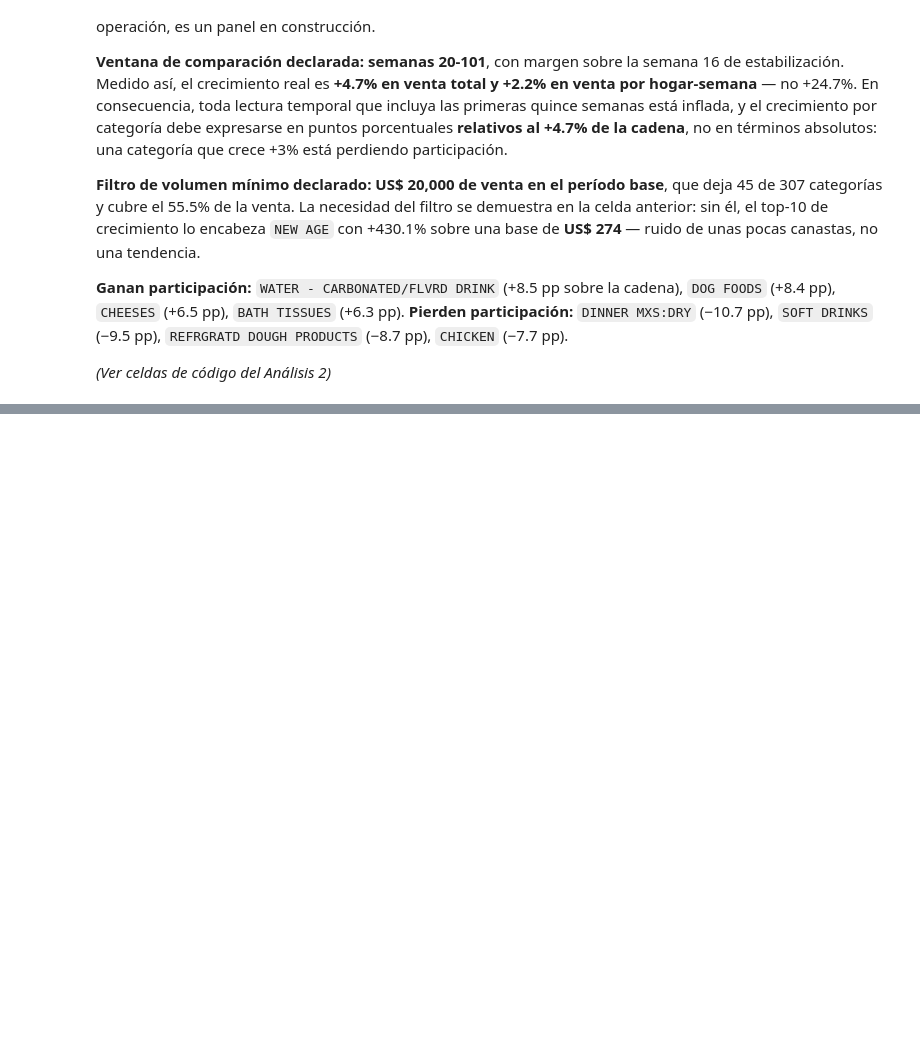
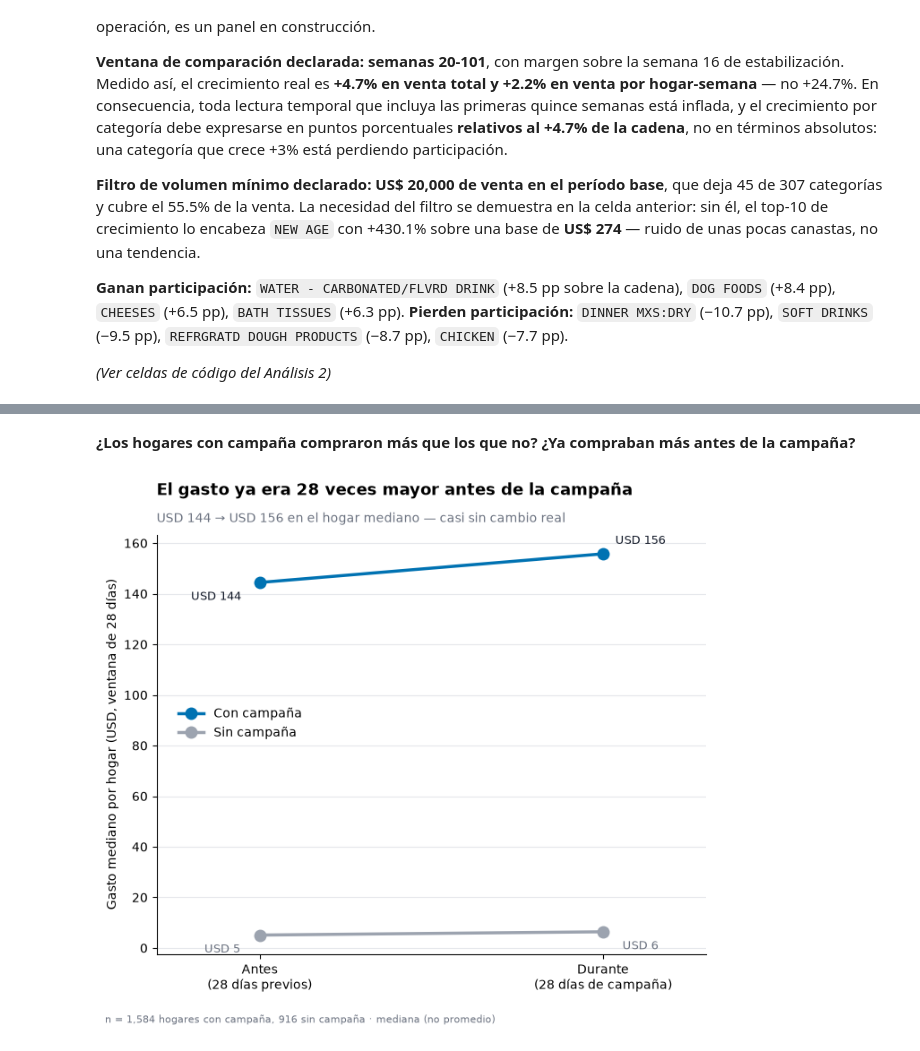
Before and after one commit to xNoksS/proyecto1_BI, a Jupyter notebook: proyecto1_sanchez_mejia.ipynb, the cells around one changed output, grey strips where cells are left out. Saved outputs shown, nothing was run; the diff lists cells and outputs as text; code cells hidden in the pictures; blank space fills up the shorter version.

```diff
--- a/proyecto1_sanchez_mejia.ipynb
+++ b/proyecto1_sanchez_mejia.ipynb
@@ -1717,0 +2116,75 @@ independientemente de la dirección de la causalidad.
+# %% [markdown]
+**¿Los hogares con campaña compraron más que los que no? ¿Ya compraban más antes de la campaña?**
+# %%
+# =========================================================
+# Gráfico Análisis 4 · Slope chart — antes/durante, con vs. sin campaña
+# =========================================================
+
+# Usamos la MEDIANA (no el promedio) porque la distribución tiene cola larga
+# (hogares de alto gasto) que distorsiona el promedio — mismo criterio del
+# Análisis 1. Nota: esta es la diferencia de MEDIANAS POBLACIONALES en cada
+# momento, distinta de la mediana del CAMBIO por hogar (+USD 0.14, reportada
+# en el texto) — ver aclaración en el párrafo posterior al gráfico.
+pre_tratado = gasto_por_hogar_tratados["VENTA_PRE"].median()
+durante_tratado = gasto_por_hogar_tratados["VENTA_DURANTE"].median()
+pre_control = gasto_por_hogar_control["VENTA_PRE"].median()
+durante_control = gasto_por_hogar_control["VENTA_DURANTE"].median()
+
+fig, ax = plt.subplots(figsize=(7, 6))
+
+# Línea del grupo CON campaña
+ax.plot([0, 1], [pre_tratado, durante_tratado], marker="o", ms=9,
+        color="#0072B2", lw=2.5, zorder=3, label="Con campaña")
+
+# Línea del grupo SIN campaña
+ax.plot([0, 1], [pre_control, durante_control], marker="o", ms=9,
+        color="#9ca3af", lw=2.5, zorder=3, label="Sin campaña")
+
+# Etiquetas de valor — desplazadas para no chocar con la leyenda
+ax.annotate(f"USD {pre_tratado:,.0f}", xy=(0, pre_tratado),
+            xytext=(-35, -14), textcoords="offset points",
+            ha="center", fontsize=9, color="#111827")
+ax.annotate(f"USD {durante_tratado:,.0f}", xy=(1, durante_tratado),
+            xytext=(30, 8), textcoords="offset points",
+            ha="center", fontsize=9, color="#111827")
+ax.annotate(f"USD {pre_control:,.0f}", xy=(0, pre_control),
+            xytext=(-30, -14), textcoords="offset points",
+            ha="center", fontsize=9, color="#6b7280")
+ax.annotate(f"USD {durante_control:,.0f}", xy=(1, durante_control),
+            xytext=(30, -14), textcoords="offset points",
+            ha="center", fontsize=9, color="#6b7280")
+
+ax.set_xticks([0, 1])
+ax.set_xticklabels(["Antes\n(28 días previos)", "Durante\n(28 días de campaña)"])
+ax.set_xlim(-0.3, 1.3)
+ax.set_ylabel("Gasto mediano por hogar (USD, ventana de 28 días)")
+
+ax.set_title(
+    "El gasto ya era 28 veces mayor antes de la campaña",
+    fontsize=13, pad=32, loc="left", fontweight="bold",
+)
+ax.text(
+    0, 1.03, "USD 144 → USD 156 en el hogar mediano — casi sin cambio real",
+    transform=ax.transAxes, fontsize=10, color="#6b7280",
+)
+
+ax.legend(loc="center left", frameon=False, bbox_to_anchor=(0.02, 0.55))
+for lado in ["top", "right"]:
+    ax.spines[lado].set_visible(False)
+ax.grid(axis="y", color="#e5e7eb", lw=0.8)
+ax.set_axisbelow(True)
+
+fig.text(
+    0.02, -0.03,
+    f"n = {len(gasto_por_hogar_tratados):,} hogares con campaña, "
+    f"{len(gasto_por_hogar_control):,} sin campaña · mediana (no promedio)",
+    fontsize=8, color="#6b7280",
+)
+
+plt.tight_layout()
+
+os.makedirs("figuras", exist_ok=True)
+fig.savefig("figuras/g4_slope_campanas.png", dpi=200, bbox_inches="tight")
+plt.show()
+# %% [output]
+[figure, added]
```
Also changed, not shown: parts of 24 cells of this notebook, 6 other files.
